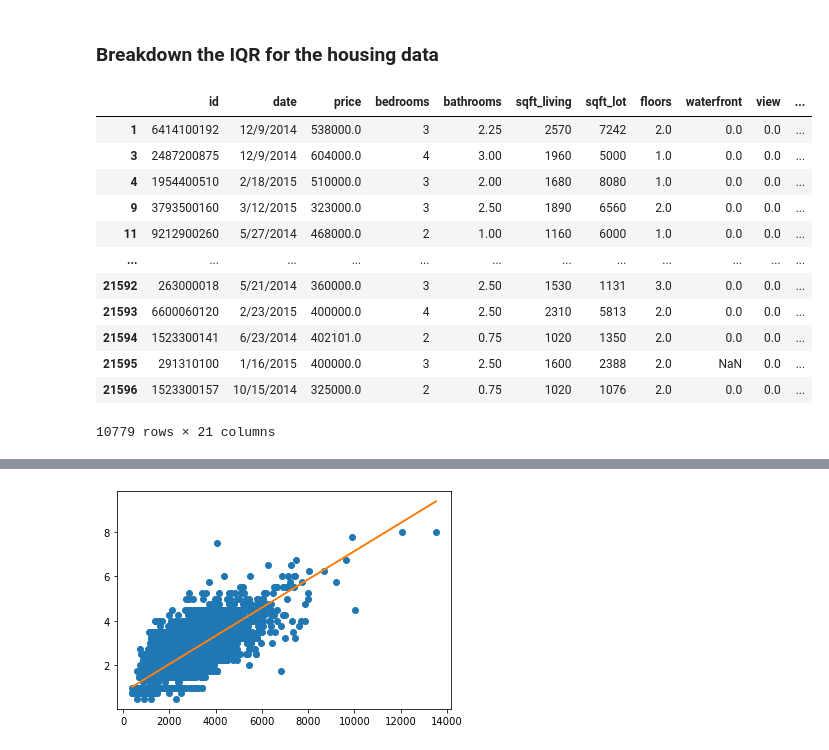
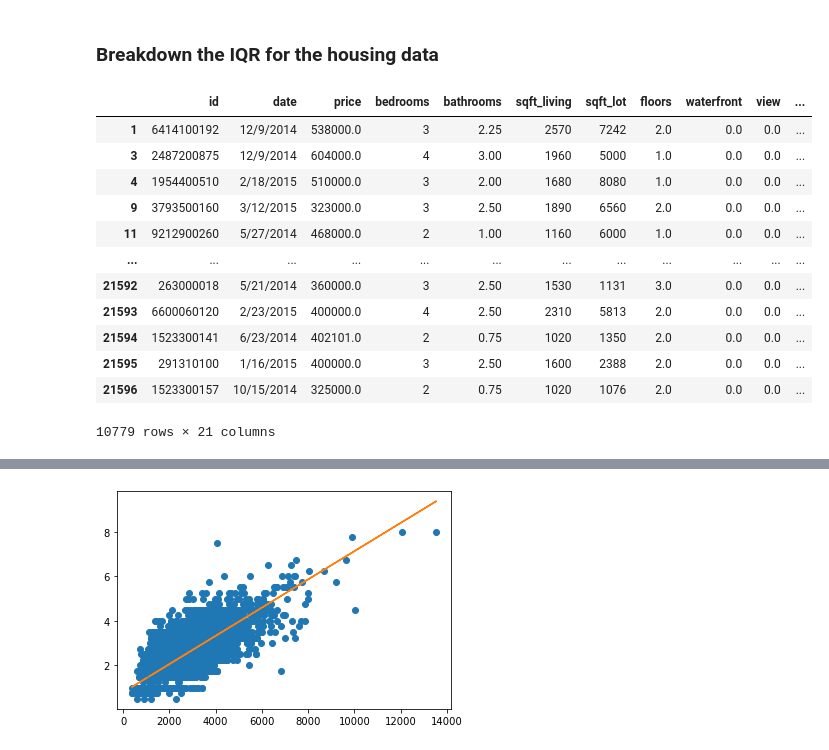
Before and after one commit to asval211/king_county_housing_data, a Jupyter notebook: notebooks/exploratory/Emma/Project_2.ipynb, the cells around one changed output, grey strips where cells are left out. Cells and saved outputs as stored; diff of their text form; code cells hidden in the pictures.

```diff
--- a/notebooks/exploratory/Emma/Project_2.ipynb
+++ b/notebooks/exploratory/Emma/Project_2.ipynb
@@ -65,21 +73,21 @@ df.corr()
 # %% [markdown]
 ### Breakdown the IQR for the housing data
 # %%
-df1 = df.loc[df['price'] < 645000]
-df2 = df1.loc[df1['price'] > 322000]
-middle_data = df2
-middle_data
+# df1 = df.loc[df['price'] < 645000]
+# df2 = df1.loc[df1['price'] > 322000]
+# middle_data = df2
+# middle_data
 # %% [output]
 |  | id | date | price | bedrooms | bathrooms | sqft_living | sqft_lot | floors | waterfront | view | ... |
 | 1 | 6414100192 | 12/9/2014 | 538000.0 | 3 | 2.25 | 2570 | 7242 | 2.0 | 0.0 | 0.0 | ... |
 | 3 | 2487200875 | 12/9/2014 | 604000.0 | 4 | 3.00 | 1960 | 5000 | 1.0 | 0.0 | 0.0 | ... |
 | 4 | 1954400510 | 2/18/2015 | 510000.0 | 3 | 2.00 | 1680 | 8080 | 1.0 | 0.0 | 0.0 | ... |
 | 9 | 3793500160 | 3/12/2015 | 323000.0 | 3 | 2.50 | 1890 | 6560 | 2.0 | 0.0 | 0.0 | ... |
 | 11 | 9212900260 | 5/27/2014 | 468000.0 | 2 | 1.00 | 1160 | 6000 | 1.0 | 0.0 | 0.0 | ... |
 | ... | ... | ... | ... | ... | ... | ... | ... | ... | ... | ... | ... |
 | 21592 | 263000018 | 5/21/2014 | 360000.0 | 3 | 2.50 | 1530 | 1131 | 3.0 | 0.0 | 0.0 | ... |
 | 21593 | 6600060120 | 2/23/2015 | 400000.0 | 4 | 2.50 | 2310 | 5813 | 2.0 | 0.0 | 0.0 | ... |
 | 21594 | 1523300141 | 6/23/2014 | 402101.0 | 2 | 0.75 | 1020 | 1350 | 2.0 | 0.0 | 0.0 | ... |
-| 21595 | 291310100 | 1/16/2015 | 400000.0 | 3 | 2.50 | 1600 | 2388 | 2.0 | NaN | 0.0 | ... |
+| 21595 | 291310100 | 1/16/2015 | 400000.0 | 3 | 2.50 | 1600 | 2388 | 2.0 | 0.0 | 0.0 | ... |
 | 21596 | 1523300157 | 10/15/2014 | 325000.0 | 2 | 0.75 | 1020 | 1076 | 2.0 | 0.0 | 0.0 | ... |
 10779 rows × 21 columns
```
Also changed, not shown: parts of 39 cells of this notebook.
